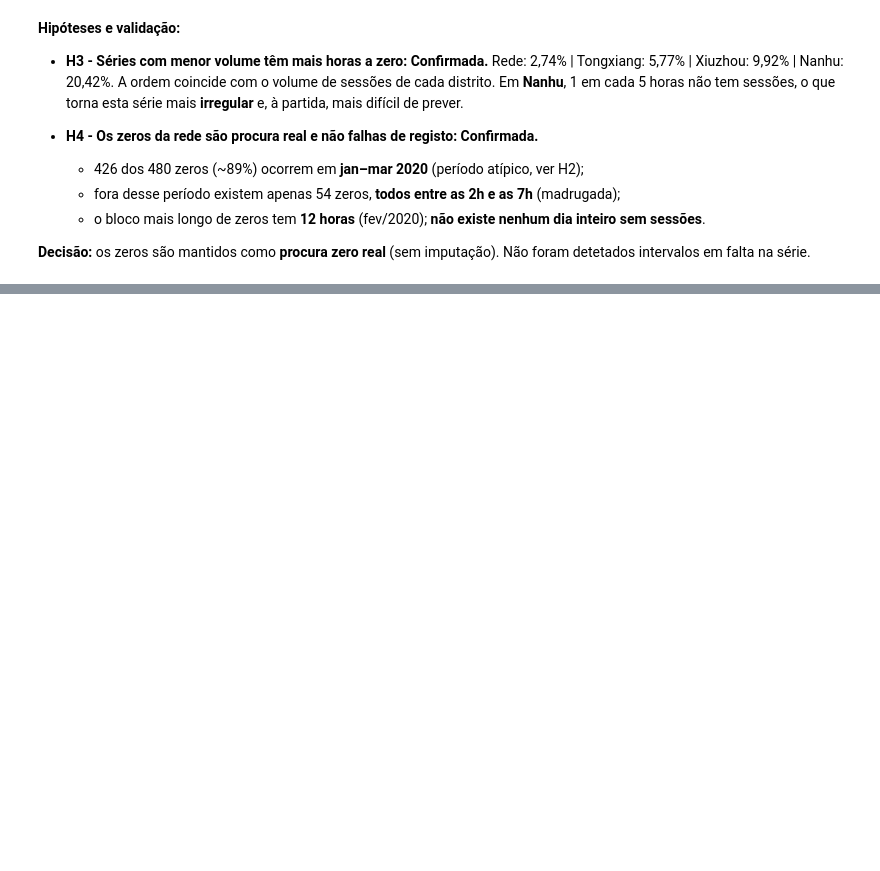
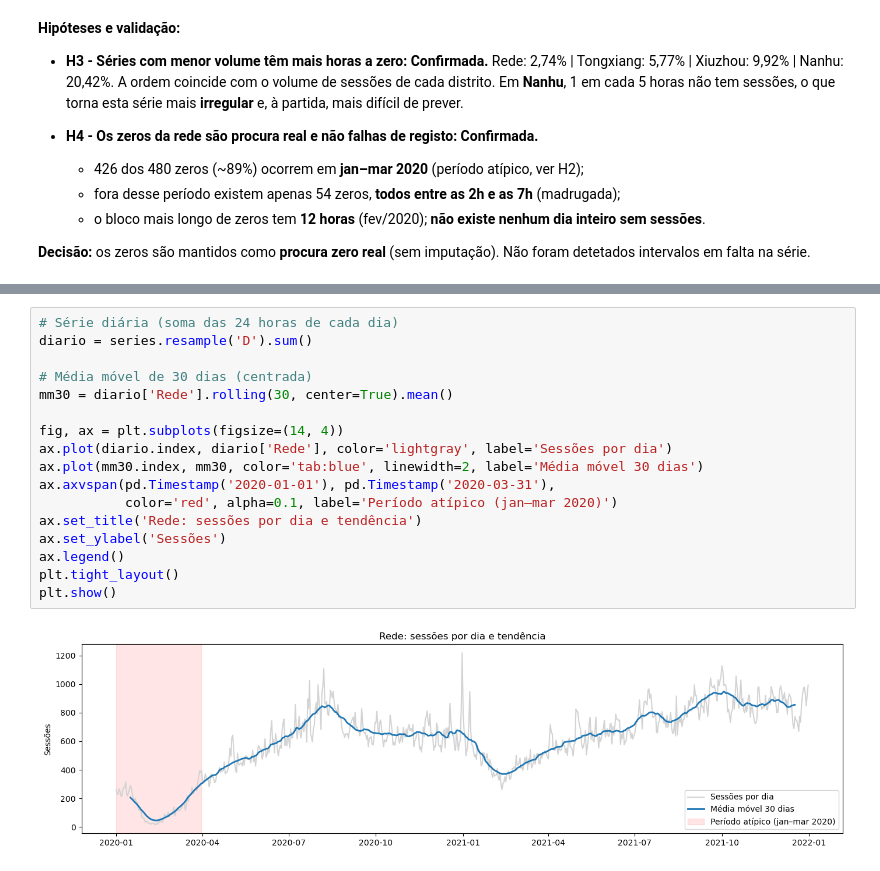
Before and after one commit to 1231478-Ellah-Fleischmann/MINDD-PROJETO-2, a Jupyter notebook: task1.ipynb, the cells around one changed output, grey strips where cells are left out. Cells and saved outputs as stored; diff of their text form; blank space fills up the shorter version.

```diff
--- a/task1.ipynb
+++ b/task1.ipynb
@@ -338,0 +359,19 @@ Por hora do dia: {2: 7, 3: 6, 4: 12, 5: 20, 6: 7, 7: 2}
+# %%
+# Série diária (soma das 24 horas de cada dia)
+diario = series.resample('D').sum()
+
+# Média móvel de 30 dias (centrada)
+mm30 = diario['Rede'].rolling(30, center=True).mean()
+
+fig, ax = plt.subplots(figsize=(14, 4))
+ax.plot(diario.index, diario['Rede'], color='lightgray', label='Sessões por dia')
+ax.plot(mm30.index, mm30, color='tab:blue', linewidth=2, label='Média móvel 30 dias')
+ax.axvspan(pd.Timestamp('2020-01-01'), pd.Timestamp('2020-03-31'),
+           color='red', alpha=0.1, label='Período atípico (jan–mar 2020)')
+ax.set_title('Rede: sessões por dia e tendência')
+ax.set_ylabel('Sessões')
+ax.legend()
+plt.tight_layout()
+plt.show()
+# %% [output]
+[figure, added]
```
Also changed, not shown: parts of 26 cells of this notebook.
